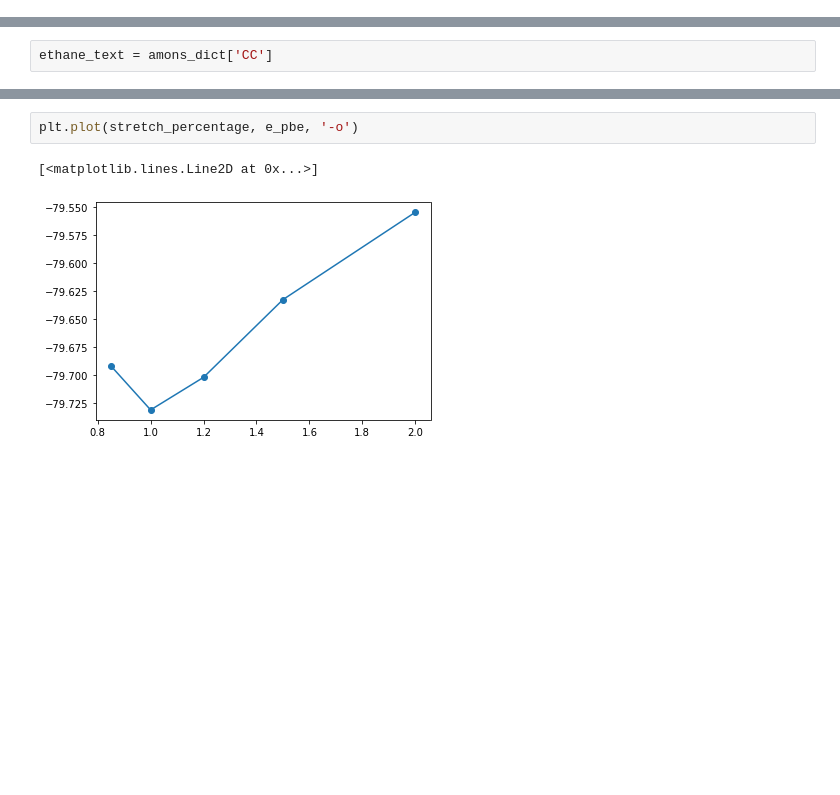
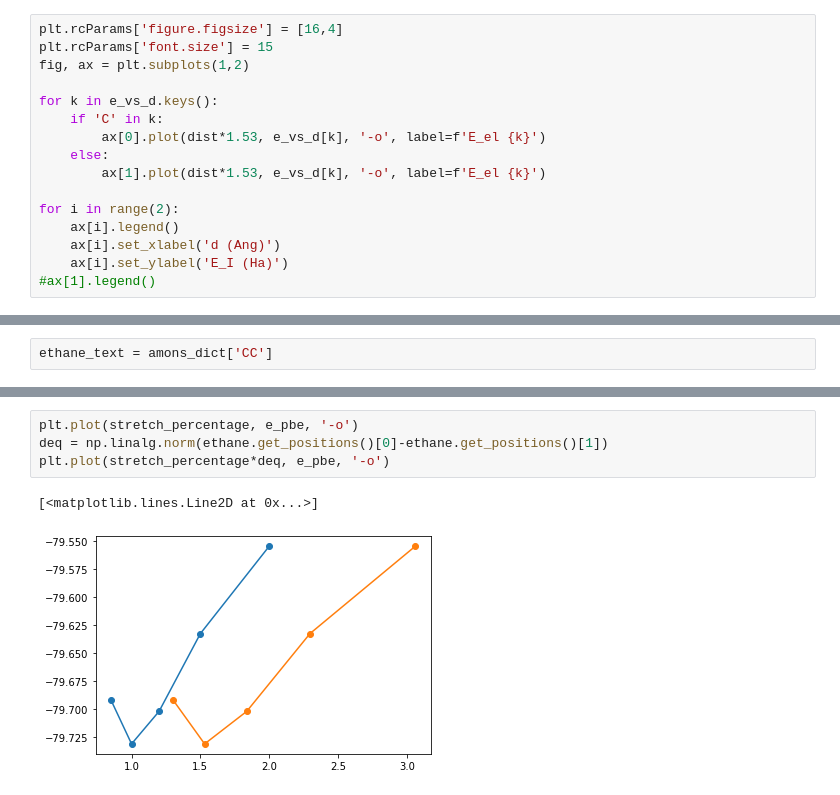
Before and after one commit to ferchault/APDFT, a Jupyter notebook: prototyping/atomic_energies/analysis/geometry/bond_strech_pyscf.ipynb, the cells around one changed output, grey strips where cells are left out. Drawn from its saved outputs; the diff is of its cells as text; blank space fills up the shorter version.

```diff
--- a/prototyping/atomic_energies/analysis/geometry/bond_strech_pyscf.ipynb
+++ b/prototyping/atomic_energies/analysis/geometry/bond_strech_pyscf.ipynb
@@ -0,0 +216,16 @@
+# %%
+plt.rcParams['figure.figsize'] = [16,4]
+plt.rcParams['font.size'] = 15
+fig, ax = plt.subplots(1,2)
+
+for k in e_vs_d.keys():
+    if 'C' in k:
+        ax[0].plot(dist*1.53, e_vs_d[k], '-o', label=f'E_el {k}')
+    else:
+        ax[1].plot(dist*1.53, e_vs_d[k], '-o', label=f'E_el {k}')
+
+for i in range(2):
+    ax[i].legend()
+    ax[i].set_xlabel('d (Ang)')
+    ax[i].set_ylabel('E_I (Ha)')
+#ax[1].legend()
@@ -74,8 +373,10 @@ for sv in shift_vecs:
     mdft = dft.RKS(mol)
     mdft.xc = 'pbe'
     e_pbe.append(mdft.kernel())
-# %%
-plt.plot(stretch_percentage, e_pbe, '-o')
-# %% [output]
-[<matplotlib.lines.Line2D at 0x...>]
-[figure, removed]
+# %%
+plt.plot(stretch_percentage, e_pbe, '-o')
+deq = np.linalg.norm(ethane.get_positions()[0]-ethane.get_positions()[1])
+plt.plot(stretch_percentage*deq, e_pbe, '-o')
+# %% [output]
+[<matplotlib.lines.Line2D at 0x...>]
+[figure, added]
```
Also changed, not shown: parts of 46 cells of this notebook, 1 other file.
